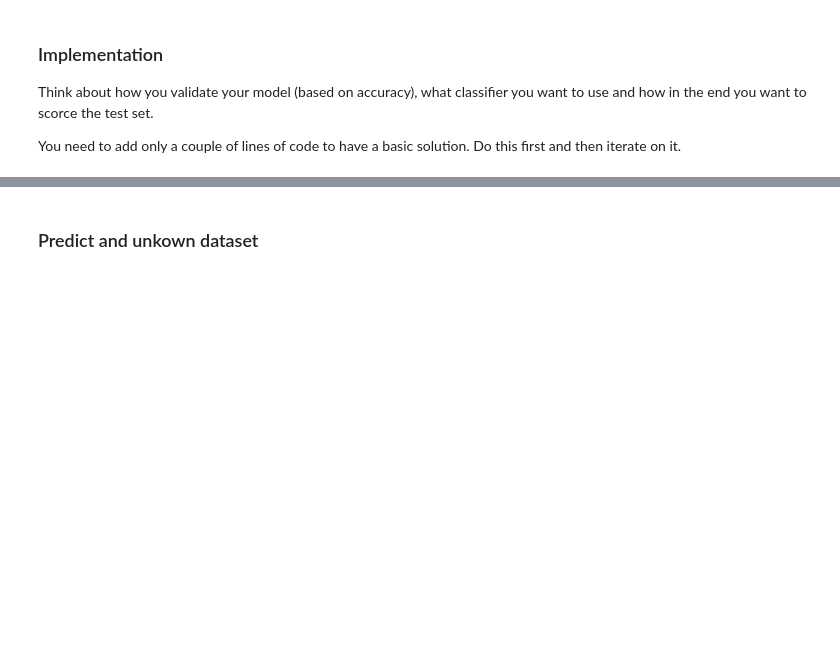
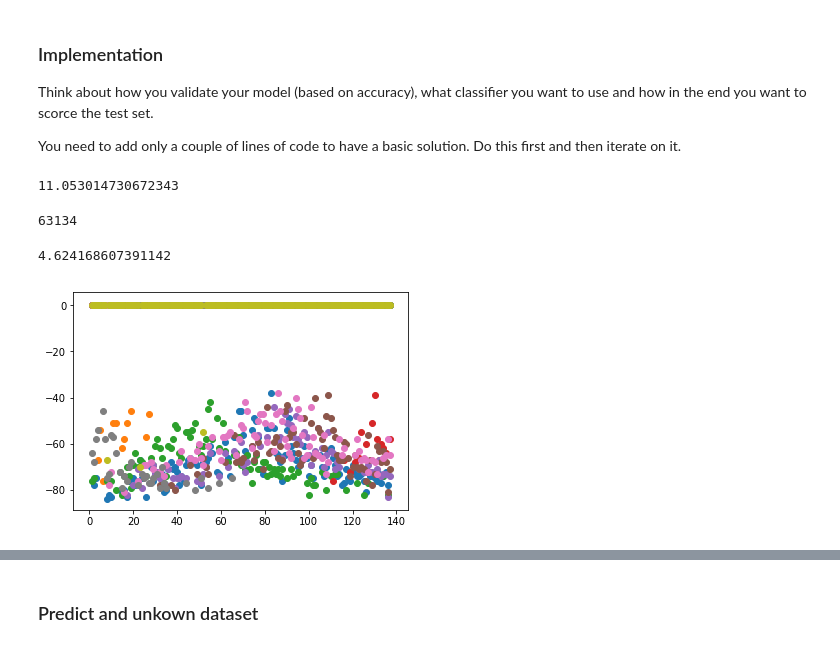
Before and after one commit to julcsii/wifi-localization, a Jupyter notebook: Data Science Task .ipynb, the cells around one changed output, grey strips where cells are left out. Cells and saved outputs as stored; diff of their text form; code cells hidden in the pictures; blank space fills up the shorter version.

```diff
--- a/Data Science Task .ipynb
+++ b/Data Science Task .ipynb
@@ -93,0 +102,23 @@ You need to add only a couple of lines of code to have a basic solution. Do this
+# %%
+#  number of unique zones
+y.unique().size
+# %% [output]
+11.053014730672343
+# %%
+#train vs validation set
+train_rows = np.random.randint(0,x_features.shape[0],round(x_features.shape[0]*(2/3)))
+x_train, x_valid, y_train, y_valid = train_test_split(x_features, y,  test_size=1/3)
+x_train.shape[0]+x_valid.shape[0]
+# %% [output]
+63134
+# %%
+#how many features could I choose based on training data?
+log10(x_train.shape[0])
+# %% [output]
+4.624168607391142
+# %%
+#visualization
+for i in range(1,10):
+    plt.scatter(np.arange(1,x_train[i].size+1,1), x_train[i])
+# %% [output]
+[figure, added]
```
Also changed, not shown: parts of 9 cells of this notebook, 1 other file.
